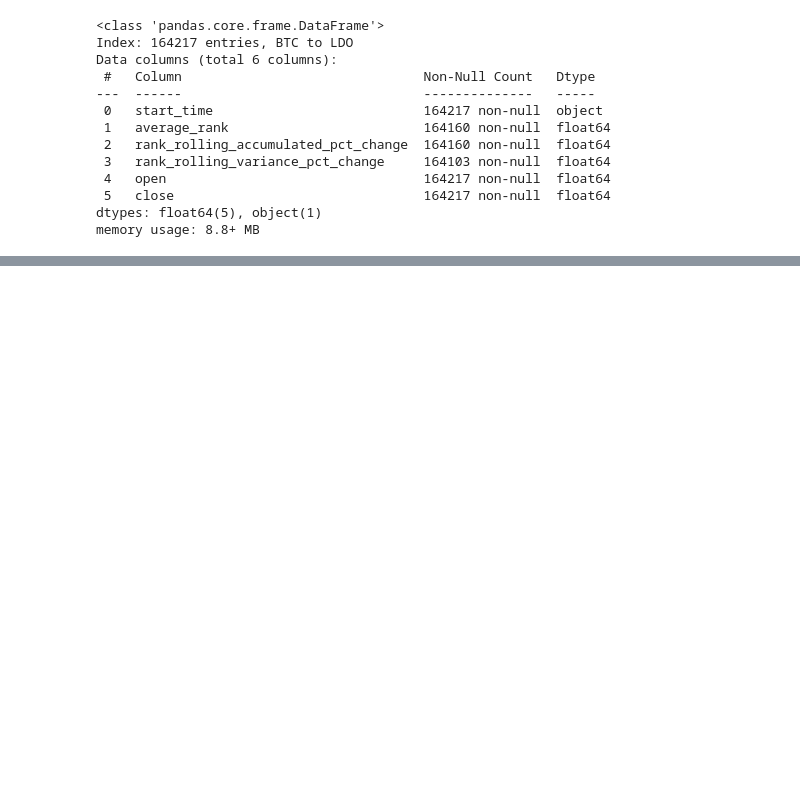
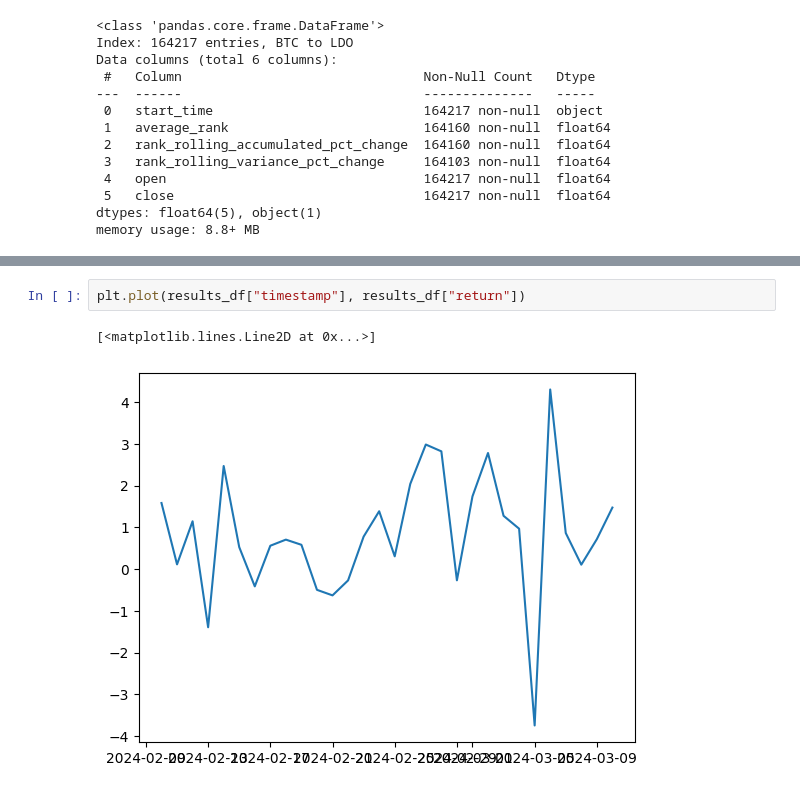
Before and after one commit to falcon-lin-development/trading, a Jupyter notebook: nb/strategy.ipynb, the cells around one changed output, grey strips where cells are left out. Cells and saved outputs as stored; diff of their text form; blank space fills up the shorter version.

```diff
--- a/nb/strategy.ipynb
+++ b/nb/strategy.ipynb
@@ -122,0 +279,5 @@ In interval 1341, the return is -0.37335188644374645, new principal is 141.31132
+# %%
+plt.plot(results_df["timestamp"], results_df["return"])
+# %% [output]
+[<matplotlib.lines.Line2D at 0x...>]
+[figure, added]
```
Also changed, not shown: parts of 5 cells of this notebook, 4 other files.
